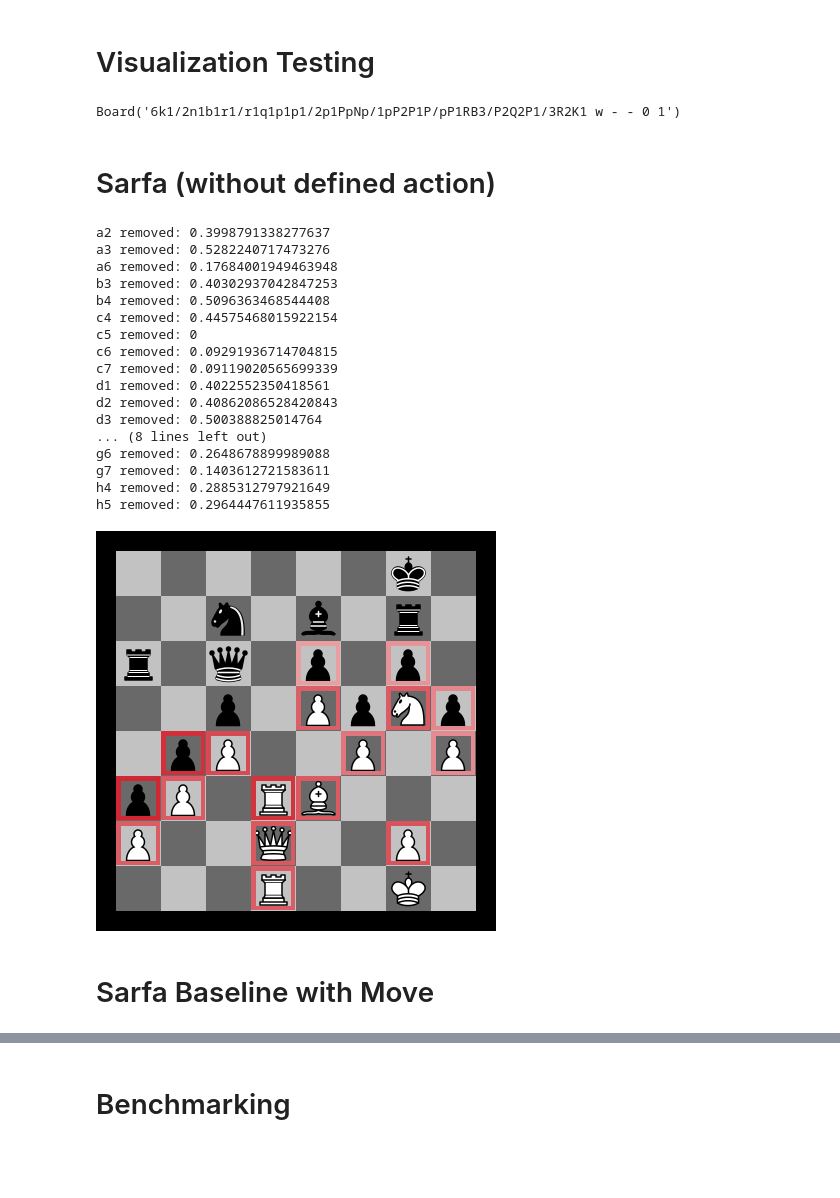
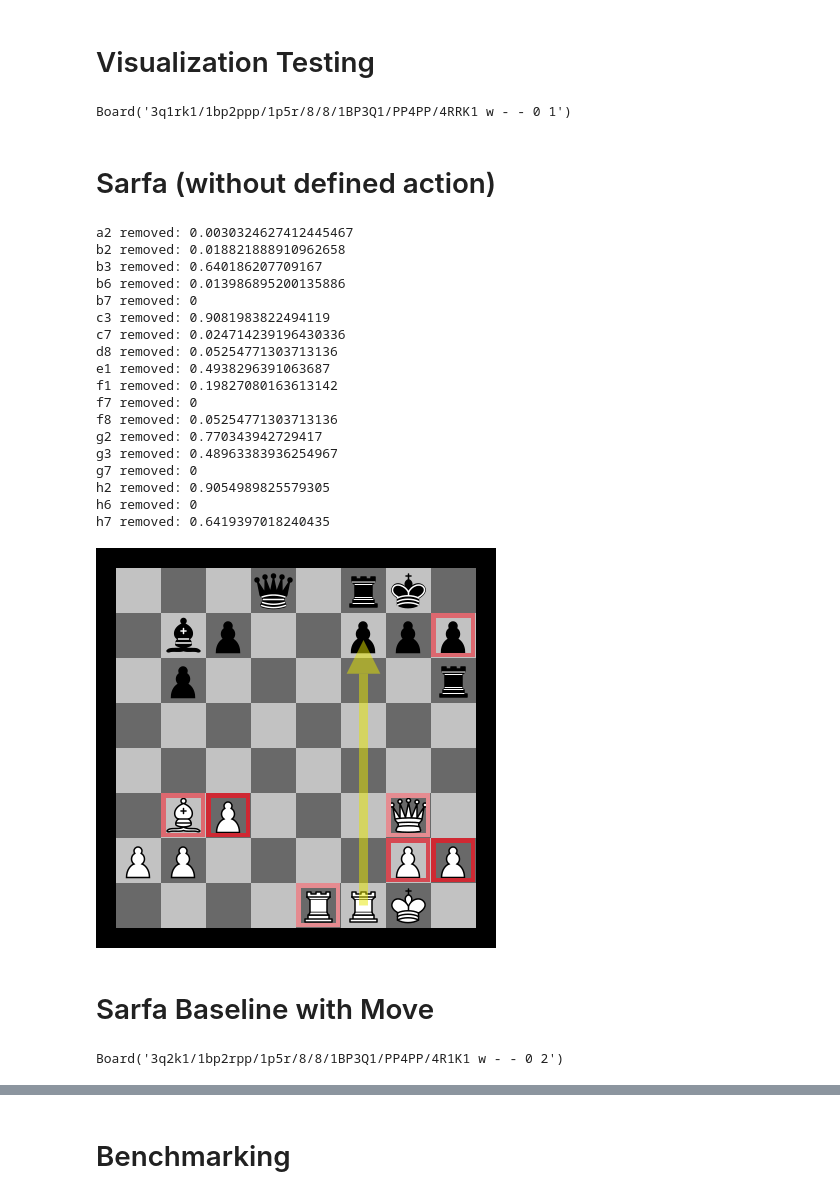
Before and after one commit to radroof22/xAI-chess, a Jupyter notebook: sarfa_baseline.ipynb, the cells around one changed output, grey strips where cells are left out. Saved outputs shown, nothing was run; the diff lists cells and outputs as text; code cells hidden in the pictures; blank space fills up the shorter version.

```diff
--- a/sarfa_baseline.ipynb
+++ b/sarfa_baseline.ipynb
@@ -13,7 +10,8 @@ from collections import defaultdict
 # %% [markdown]
 # Visualization Testing
 # %%
-FEN = '6k1/2n1b1r1/r1q1p1p1/2p1PpNp/1pP2P1P/pP1RB3/P2Q2P1/3R2K1 w - - 0 1'
+# FEN = '6k1/2n1b1r1/r1q1p1p1/2p1PpNp/1pP2P1P/pP1RB3/P2Q2P1/3R2K1 w - - 0 1'
+FEN = "3q1rk1/1bp2ppp/1p5r/8/8/1BP3Q1/PP4PP/4RRK1 w - - 0 1"
 action = ''
 # %%
 board = chess.Board(FEN)
@@ -22,7 +20,7 @@ board_visualization = BoardVisualization(board)
 # %%
 board_visualization.only_board()
 # %% [output]
-Board('6k1/2n1b1r1/r1q1p1p1/2p1PpNp/1pP2P1P/pP1RB3/P2Q2P1/3R2K1 w - - 0 1')
+Board('3q1rk1/1bp2ppp/1p5r/8/8/1BP3Q1/PP4PP/4RRK1 w - - 0 1')
 # %% [markdown]
 # Sarfa (without defined action)
 # %%
@@ -31,31 +29,32 @@ perturber = RemovalPerturber(board)
 saliency_calculator = SarfaBaseline(engine, board)
 for perturbed_board, perturbed_position_str in perturber.process():
 
-    saliency, optimal_action = saliency_calculator.compute(perturbed_board, None)
-    saliency_results[perturbed_position_str] = saliency
-    print(f"{perturbed_position_str} removed: {saliency}")
+    sarfa_compute_result: SarfaComputeResult = saliency_calculator.compute(perturbed_board, None)
+    saliency_results[perturbed_position_str] = sarfa_compute_result.saliency
+    print(f"{perturbed_position_str} removed: {sarfa_compute_result.saliency}")
 # %% [output]
-a2 removed: 0.3998791338277637
-a3 removed: 0.5282240717473276
-a6 removed: 0.17684001949463948
-b3 removed: 0.40302937042847253
-b4 removed: 0.5096363468544408
-c4 removed: 0.44575468015922154
-c5 removed: 0
-c6 removed: 0.09291936714704815
-c7 removed: 0.09119020565699339
-d1 removed: 0.4022552350418561
-d2 removed: 0.40862086528420843
-d3 removed: 0.500388825014764
-... (8 lines left out)
-g6 removed: 0.2648678899989088
-g7 removed: 0.1403612721583611
-h4 removed: 0.2885312797921649
-h5 removed: 0.2964447611935855
+a2 removed: 0.0030324627412445467
+b2 removed: 0.018821888910962658
+b3 removed: 0.640186207709167
+b6 removed: 0.013986895200135886
+b7 removed: 0
+c3 removed: 0.9081983822494119
+c7 removed: 0.024714239196430336
+d8 removed: 0.05254771303713136
+e1 removed: 0.4938296391063687
+f1 removed: 0.19827080163613142
+f7 removed: 0
+f8 removed: 0.05254771303713136
+g2 removed: 0.770343942729417
+g3 removed: 0.48963383936254967
+g7 removed: 0
+h2 removed: 0.9054989825579305
+h6 removed: 0
+h7 removed: 0.6419397018240435
 # %%
-path = board_visualization.show_heatmap(saliency_results, optimal_action)
+path = board_visualization.show_heatmap(saliency_results, chess.Move.from_uci(sarfa_compute_result.optimal_move))
 display(Image(path))
 # %% [output]
-[figure, old version]
+[figure, new version]
 # %% [markdown]
 # Sarfa Baseline with Move
@@ -64,3 +65,7 @@ action: chess.Move = chess.Move.from_uci("e3f2")
+# %%
+board_visualization.only_board()
+# %% [output]
+Board('3q2k1/1bp2rpp/1p5r/8/8/1BP3Q1/PP4PP/4R1K1 w - - 0 2')
 # %%
 saliency_results: dict[str, float] = defaultdict(int)
 perturber = RemovalPerturber(board)
```
Also changed, not shown: parts of 7 cells of this notebook, 3 other files.
